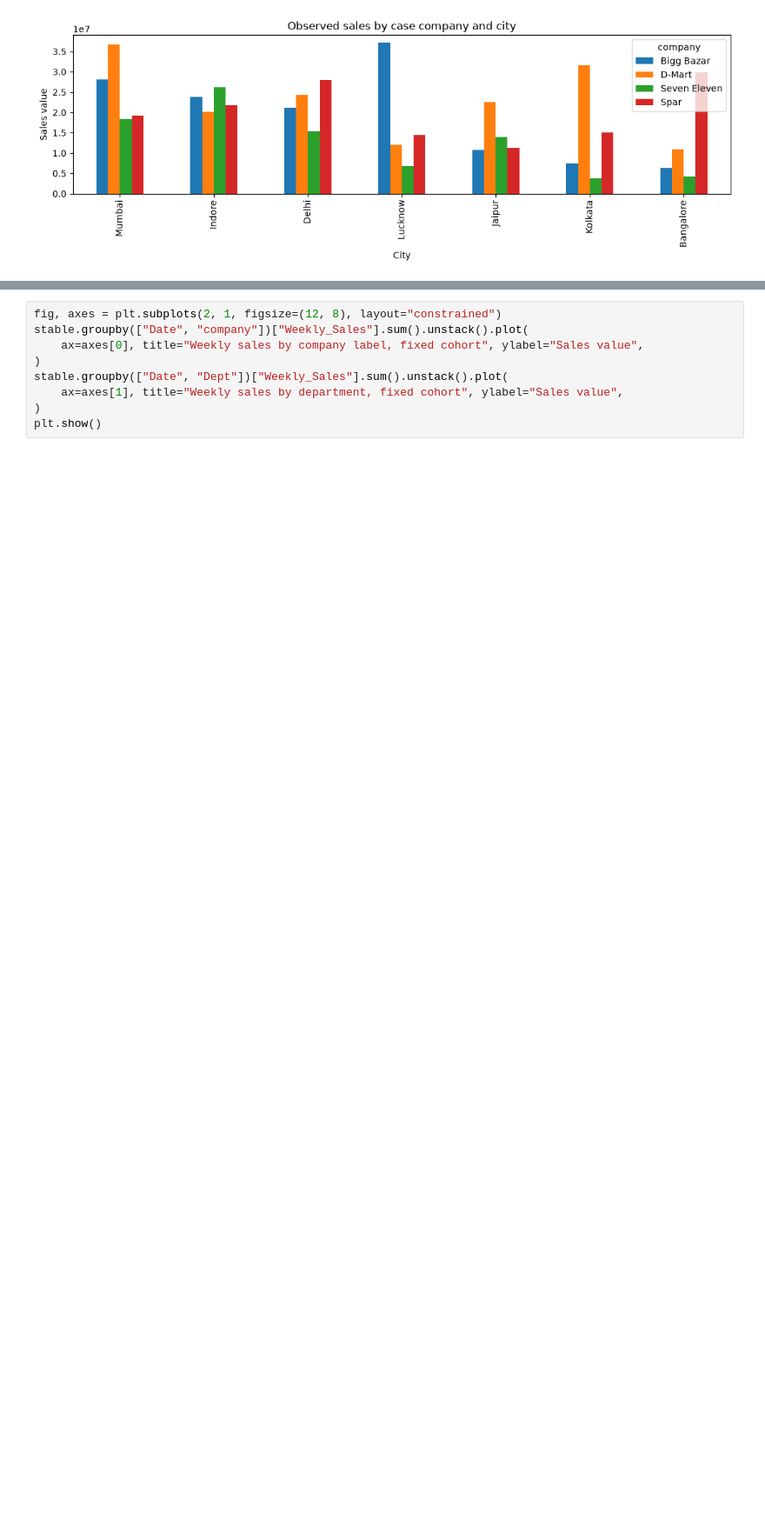
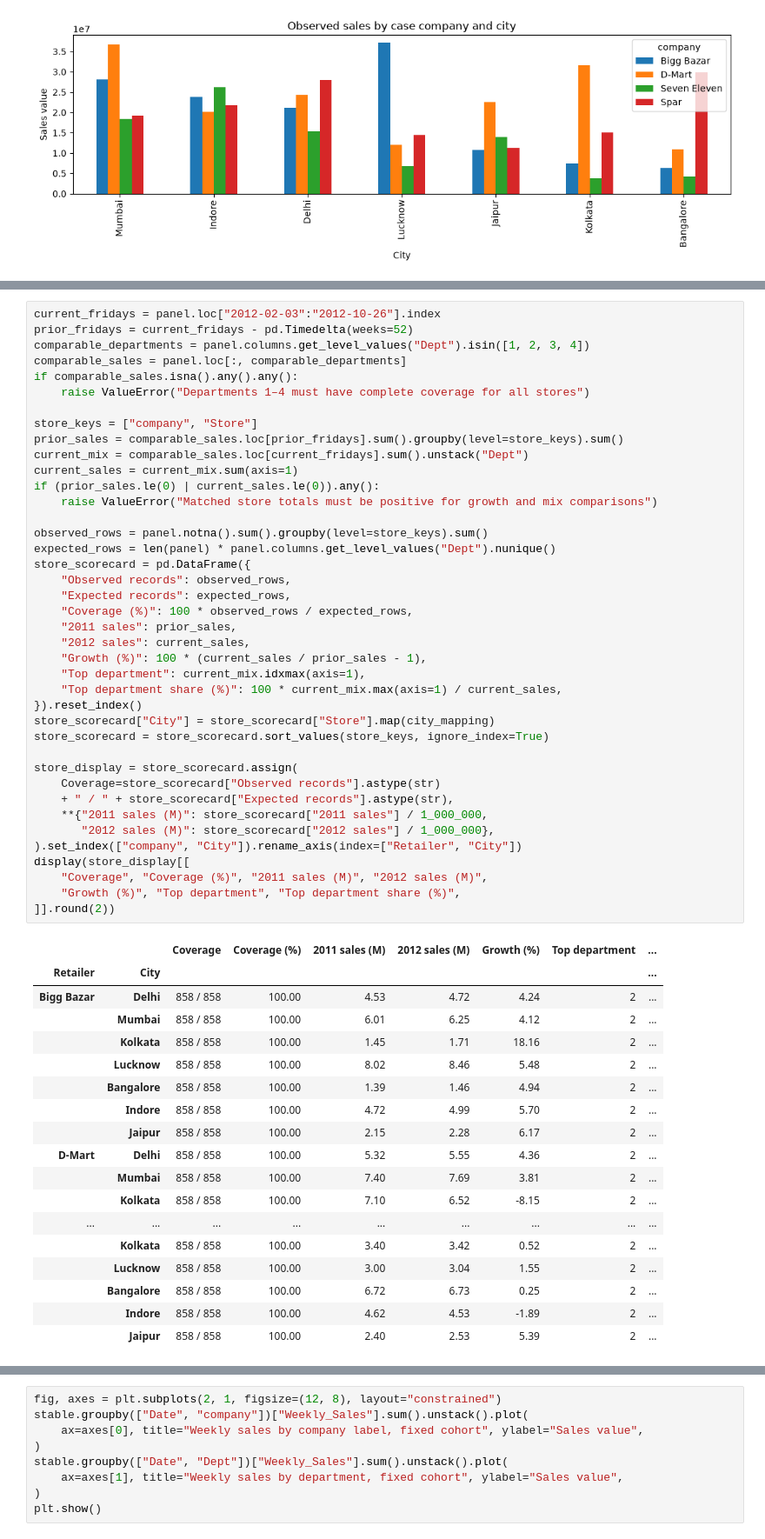
Before and after one commit to Y-ash-Y/Analyzing-Business-Performance, a Jupyter notebook: Demand_forecasting.ipynb, the cells around one changed output, grey strips where cells are left out. Shown at 87% size. Saved outputs shown, nothing was run; the diff lists cells and outputs as text; blank space fills up the shorter version.

Commit message:
Benchmark performance across all 28 case stores

```diff
--- a/Demand_forecasting.ipynb
+++ b/Demand_forecasting.ipynb
@@ -191,0 +198,59 @@ plt.show()
+# %%
+current_fridays = panel.loc["2012-02-03":"2012-10-26"].index
+prior_fridays = current_fridays - pd.Timedelta(weeks=52)
+comparable_departments = panel.columns.get_level_values("Dept").isin([1, 2, 3, 4])
+comparable_sales = panel.loc[:, comparable_departments]
+if comparable_sales.isna().any().any():
+    raise ValueError("Departments 1–4 must have complete coverage for all stores")
+
+store_keys = ["company", "Store"]
+prior_sales = comparable_sales.loc[prior_fridays].sum().groupby(level=store_keys).sum()
+current_mix = comparable_sales.loc[current_fridays].sum().unstack("Dept")
+current_sales = current_mix.sum(axis=1)
+if (prior_sales.le(0) | current_sales.le(0)).any():
+    raise ValueError("Matched store totals must be positive for growth and mix comparisons")
+
+observed_rows = panel.notna().sum().groupby(level=store_keys).sum()
+expected_rows = len(panel) * panel.columns.get_level_values("Dept").nunique()
+store_scorecard = pd.DataFrame({
+    "Observed records": observed_rows,
+    "Expected records": expected_rows,
+    "Coverage (%)": 100 * observed_rows / expected_rows,
+    "2011 sales": prior_sales,
+    "2012 sales": current_sales,
+    "Growth (%)": 100 * (current_sales / prior_sales - 1),
+    "Top department": current_mix.idxmax(axis=1),
+    "Top department share (%)": 100 * current_mix.max(axis=1) / current_sales,
+}).reset_index()
+store_scorecard["City"] = store_scorecard["Store"].map(city_mapping)
+store_scorecard = store_scorecard.sort_values(store_keys, ignore_index=True)
+
+store_display = store_scorecard.assign(
+    Coverage=store_scorecard["Observed records"].astype(str)
+    + " / " + store_scorecard["Expected records"].astype(str),
+    **{"2011 sales (M)": store_scorecard["2011 sales"] / 1_000_000,
+       "2012 sales (M)": store_scorecard["2012 sales"] / 1_000_000},
+).set_index(["company", "City"]).rename_axis(index=["Retailer", "City"])
+display(store_display[[
+    "Coverage", "Coverage (%)", "2011 sales (M)", "2012 sales (M)",
+    "Growth (%)", "Top department", "Top department share (%)",
+]].round(2))
+# %% [output]
+|  |  | Coverage | Coverage (%) | 2011 sales (M) | 2012 sales (M) | Growth (%) | Top department | ... |
+| Retailer | City |  |  |  |  |  |  | ... |
+| Bigg Bazar | Delhi | 858 / 858 | 100.00 | 4.53 | 4.72 | 4.24 | 2 | ... |
+|  | Mumbai | 858 / 858 | 100.00 | 6.01 | 6.25 | 4.12 | 2 | ... |
+|  | Kolkata | 858 / 858 | 100.00 | 1.45 | 1.71 | 18.16 | 2 | ... |
+|  | Lucknow | 858 / 858 | 100.00 | 8.02 | 8.46 | 5.48 | 2 | ... |
+|  | Bangalore | 858 / 858 | 100.00 | 1.39 | 1.46 | 4.94 | 2 | ... |
+|  | Indore | 858 / 858 | 100.00 | 4.72 | 4.99 | 5.70 | 2 | ... |
+|  | Jaipur | 858 / 858 | 100.00 | 2.15 | 2.28 | 6.17 | 2 | ... |
+| D-Mart | Delhi | 858 / 858 | 100.00 | 5.32 | 5.55 | 4.36 | 2 | ... |
+|  | Mumbai | 858 / 858 | 100.00 | 7.40 | 7.69 | 3.81 | 2 | ... |
+|  | Kolkata | 858 / 858 | 100.00 | 7.10 | 6.52 | -8.15 | 2 | ... |
+| ... | ... | ... | ... | ... | ... | ... | ... | ... |
+|  | Kolkata | 858 / 858 | 100.00 | 3.40 | 3.42 | 0.52 | 2 | ... |
+|  | Lucknow | 858 / 858 | 100.00 | 3.00 | 3.04 | 1.55 | 2 | ... |
+|  | Bangalore | 858 / 858 | 100.00 | 6.72 | 6.73 | 0.25 | 2 | ... |
+|  | Indore | 858 / 858 | 100.00 | 4.62 | 4.53 | -1.89 | 2 | ... |
+|  | Jaipur | 858 / 858 | 100.00 | 2.40 | 2.53 | 5.39 | 2 | ... |
```
Also changed, not shown: parts of 2 cells of this notebook, 1 other file.
